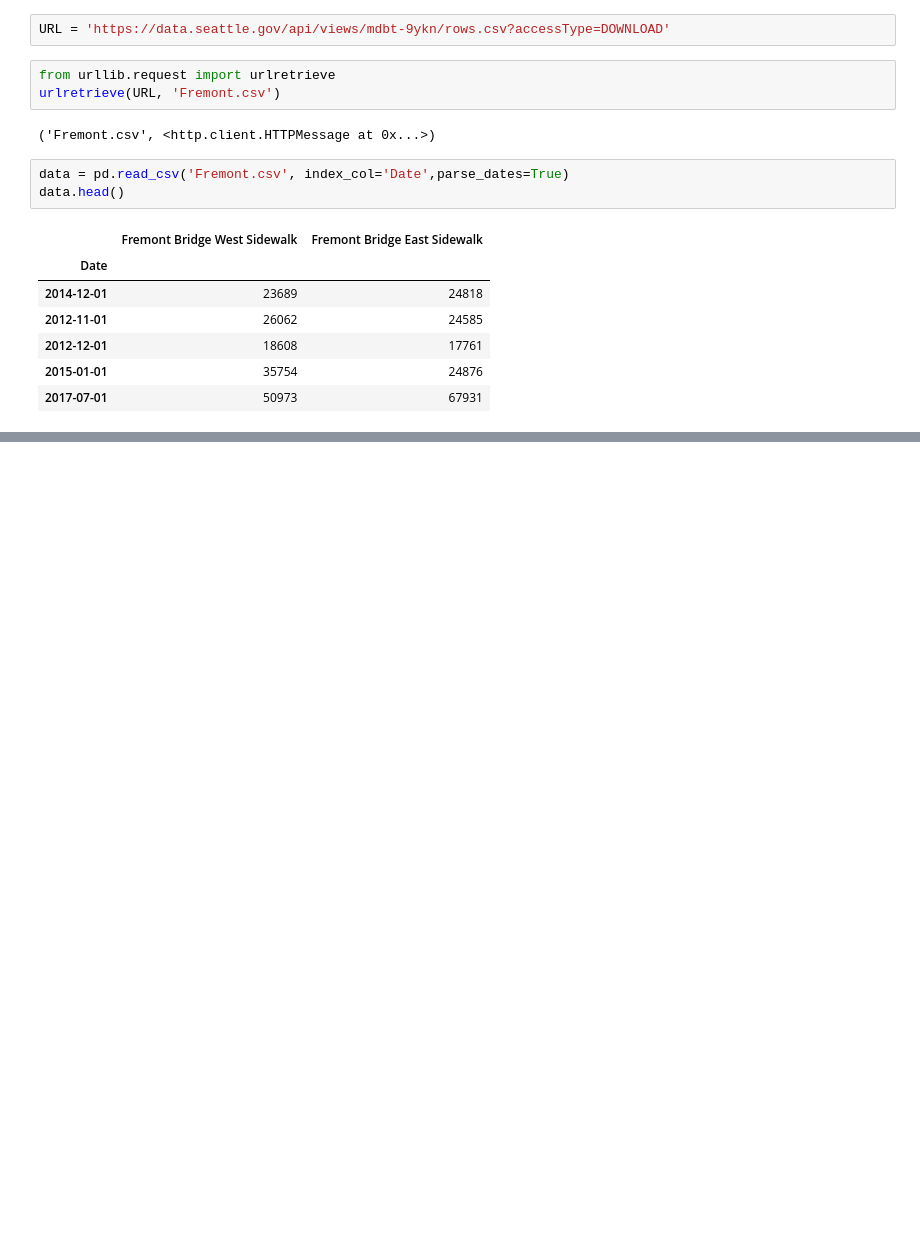
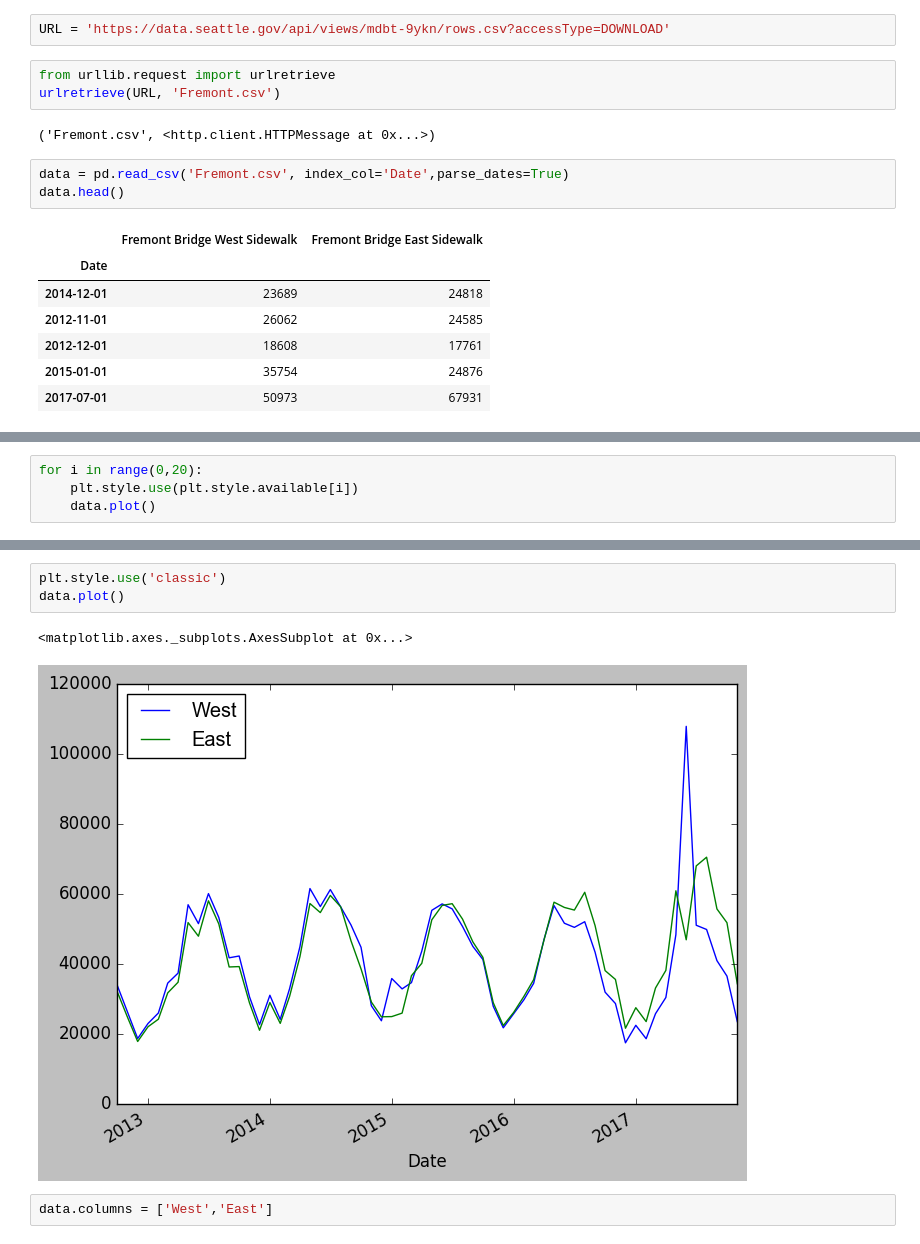
Before and after one commit to ziehm1/Tracking-Craptocurrencies, a Jupyter notebook: Untitled.ipynb, the cells around one changed output, grey strips where cells are left out. Saved outputs shown, nothing was run; the diff lists cells and outputs as text; blank space fills up the shorter version.

```diff
--- a/Untitled.ipynb
+++ b/Untitled.ipynb
@@ -30,0 +66,4 @@ data.head()
+# %%
+for i in range(0,20):
+    plt.style.use(plt.style.available[i])
+    data.plot()
@@ -30,0 +84,8 @@ data.head()
+# %%
+plt.style.use('classic')
+data.plot()
+# %% [output]
+<matplotlib.axes._subplots.AxesSubplot at 0x...>
+[figure, added]
+# %%
+data.columns = ['West','East']
```
Also changed, not shown: parts of 7 cells of this notebook.
